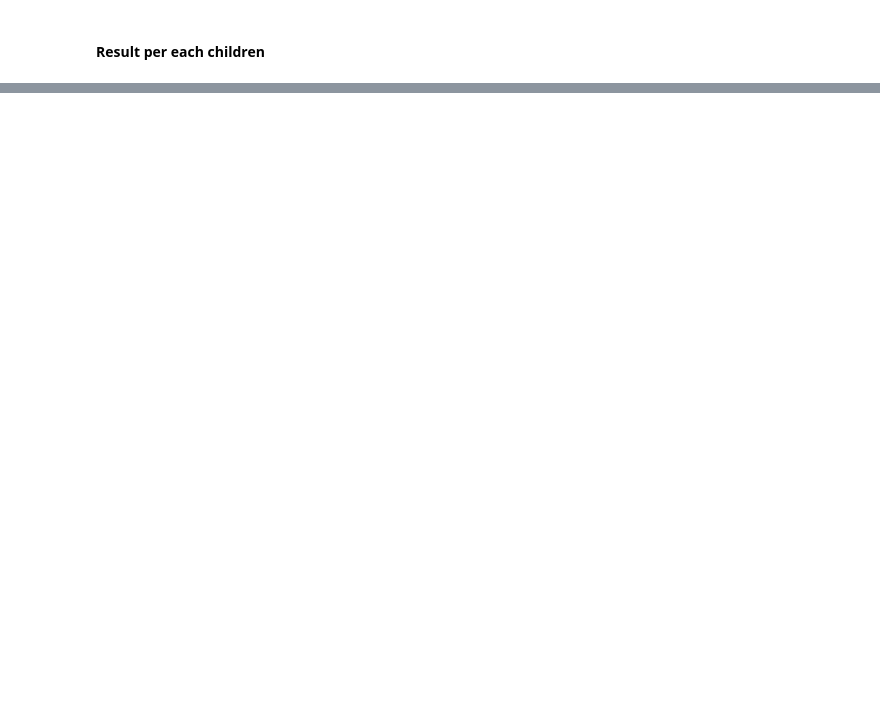
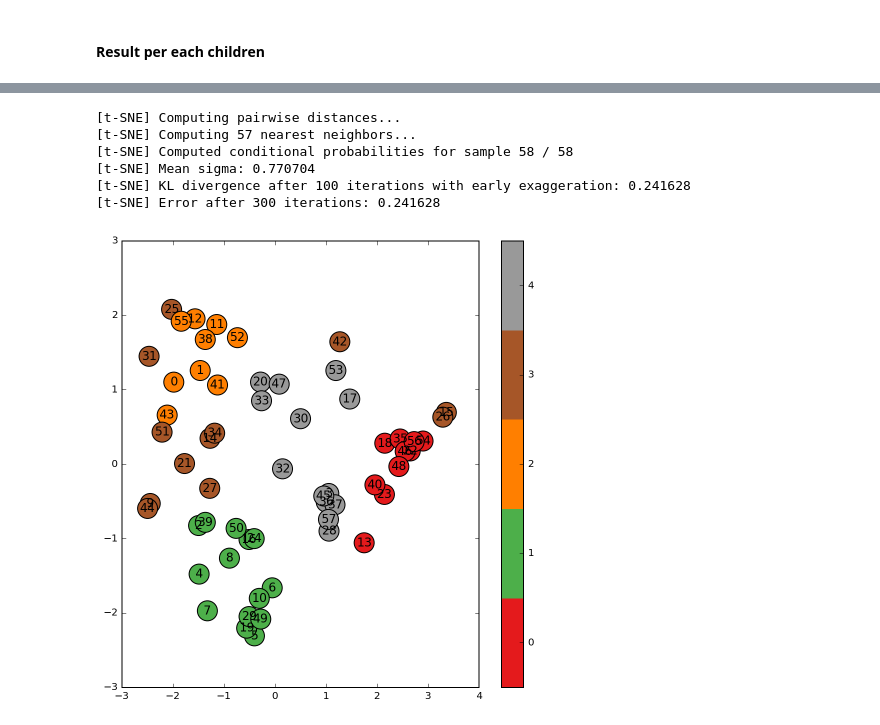
Before and after one commit to sjchoi86/child_bm, a Jupyter notebook: code/main.ipynb, the cells around one changed output, grey strips where cells are left out. Cells and saved outputs as stored; diff of their text form; code cells hidden in the pictures; blank space fills up the shorter version.

Commit message:
tsne added

```diff
--- a/code/main.ipynb
+++ b/code/main.ipynb
@@ -286,2 +286,13 @@ for i in range(corrMtx.shape[1]):
 [16]-th child: [ True  True  True False  True  True False]
 [17]-th child: [ True  True False  True  True  True  True]
+# %%
+from sklearn import cluster
+from sklearn.cluster import SpectralClustering
+spectral = cluster.SpectralClustering(n_clusters=5
+                                      ,eigen_solver='arpack'
+                                      ,affinity='rbf'
+                                      ,gamma=1.0)
+spectral.fit(featHistTotal)
+childCluster = spectral.labels_
+for i in range(len(childCluster)):
+    print ("%02d-th child: cluster:[%d]"%(i,childCluster[i]))
@@ -287,0 +317,5 @@ for i in range(corrMtx.shape[1]):
+# %%
+for i in range(5):
+    idxList = np.where(childCluster==i)[0]
+    for j in idxList:
+        print i,'th cluster:',j,'th child','feature:',featHistTotal[j,:]
@@ -287,0 +340,31 @@ for i in range(corrMtx.shape[1]):
+# %%
+from sklearn.manifold import TSNE,LocallyLinearEmbedding
+tsne = TSNE(n_components=2,verbose=1,perplexity=20.0
+            ,init='pca' # random / pca
+            ,n_iter=1000
+            ,metric='euclidean' # euclidean / cosine / hamming / correlation
+            ,random_state=10
+            ,learning_rate=1.0)
+tsne_results = tsne.fit_transform(featHistTotal)
+
+vis_x = tsne_results[:, 0]
+vis_y = tsne_results[:, 1]
+plt.figure(figsize=(8,8))
+plt.scatter(vis_x,vis_y,c=childCluster
+            ,cmap=plt.cm.get_cmap('Set1', 5),marker='o',s=400)
+for i in range(tsne_results.shape[0]):
+    plt.text(tsne_results[i,0],tsne_results[i,1],s='%d'%(i)
+             ,horizontalalignment='center'
+             ,verticalalignment='center'
+             ,fontsize=12)
+plt.colorbar(ticks=range(10))
+plt.clim(-0.5, 4.5)
+plt.show()
+# %% [output]
+[t-SNE] Computing pairwise distances...
+[t-SNE] Computing 57 nearest neighbors...
+[t-SNE] Computed conditional probabilities for sample 58 / 58
+[t-SNE] Mean sigma: 0.770704
+[t-SNE] KL divergence after 100 iterations with early exaggeration: 0.241628
+[t-SNE] Error after 300 iterations: 0.241628
+[figure, added]
```
Also changed, not shown: parts of 5 cells of this notebook.
